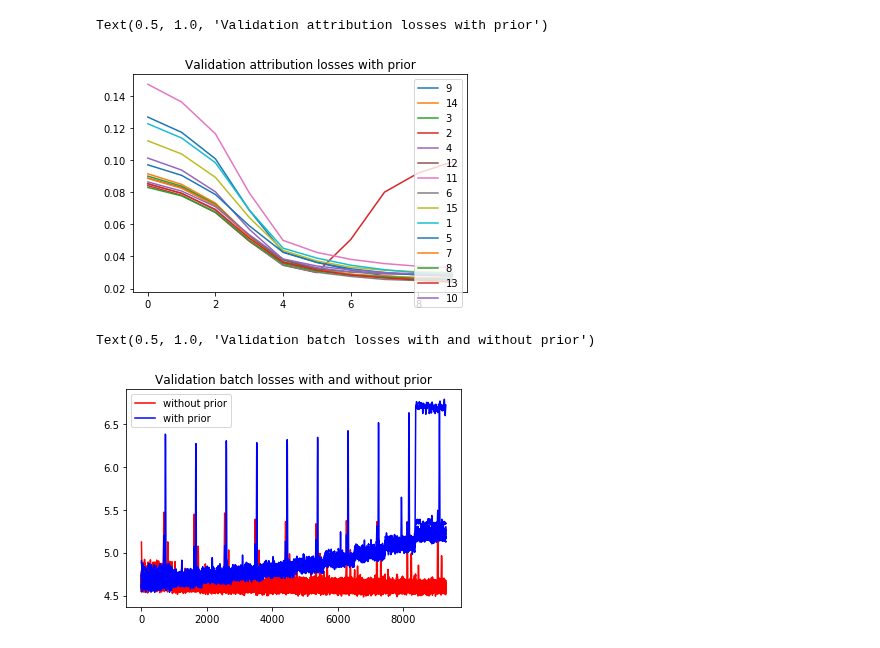
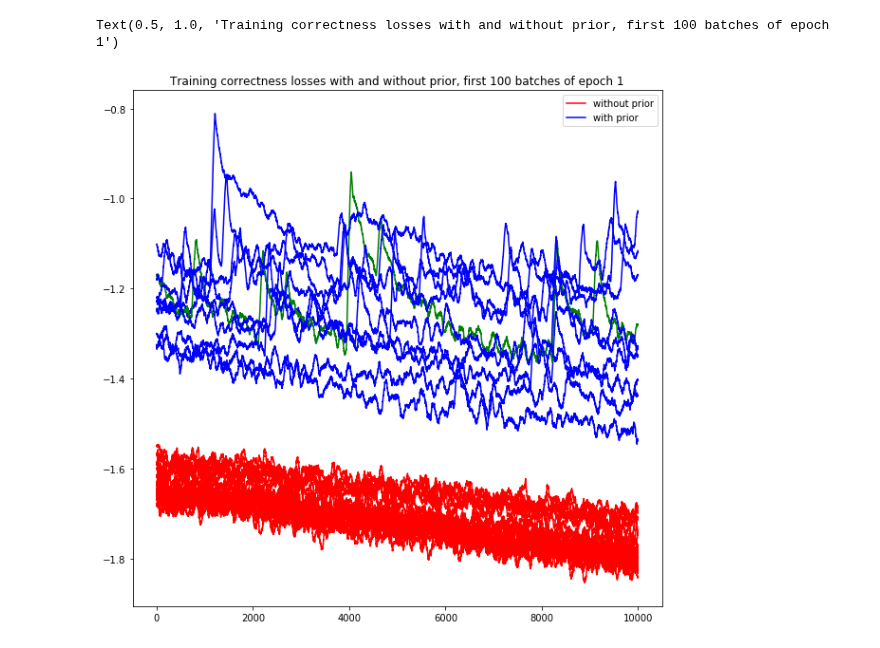
Before and after one commit to amtseng/fourier_attribution_priors, a Jupyter notebook: notebooks/prior_analyze_results.ipynb, the cells around one changed output. Drawn from its saved outputs; the diff is of its cells as text; code cells hidden in the pictures.

```diff
--- a/notebooks/prior_analyze_results.ipynb
+++ b/notebooks/prior_analyze_results.ipynb
@@ -78,6 +78,6 @@ noprior_models_path = "/users/amtseng/att_priors/models/trained_models/profile_m
 noprior_metrics = import_all_metrics_json(noprior_models_path)
 noprior_config = import_all_config_json(noprior_models_path)
 # %%
-prior_models_path = "/users/amtseng/att_priors/models/trained_models/profile_models/SPI1_prior/"
+prior_models_path = "/users/amtseng/att_priors/models/trained_models/binary_models/HepG2_prior/"
 prior_metrics = import_all_metrics_json(prior_models_path)
 prior_config = import_all_config_json(prior_models_path)
@@ -115,9 +83,0 @@ fig.tight_layout()
-# %%
-noprior_models_path = "/users/amtseng/att_priors/models/trained_models/profile_models/SPI1/"
-prior_models_path = "/users/amtseng/att_priors/models/trained_models/profile_models/SPI1_prior/"
-
-noprior_metrics = import_all_metrics_json(noprior_models_path)
-prior_metrics = import_all_metrics_json(prior_models_path)
-
-noprior_config = import_all_config_json(noprior_models_path)
-prior_config = import_all_config_json(prior_models_path)
@@ -193,13 +83,0 @@ fig.tight_layout()
-# %%
-# Plot validation epoch losses with and without prior
-noprior_val_epoch_losses = {key : extract_metrics_values(m, "val_epoch_loss") for key, m in noprior_metrics.items()}
-prior_val_epoch_losses = {key : extract_metrics_values(m, "val_epoch_loss") for key, m in prior_metrics.items()}
-plt.figure()
-for key, epoch_losses in noprior_val_epoch_losses.items():
-    line = smooth_signal(np.log(epoch_losses), 3)
-    noprior_line, = plt.plot(line, color="red")
-for key, epoch_losses in prior_val_epoch_losses.items():
-    line = smooth_signal(np.log(epoch_losses), 3)
-    prior_line, = plt.plot(line, color="blue")
-plt.legend([noprior_line, prior_line], ["without prior", "with prior"])
-plt.title("Validation epoch losses with and without prior")
@@ -241,28 +115,16 @@ Text(0.5, 1.0, 'Validation profile correctness losses with and without prior')
 # %%
-# Plot validation attribution losses with prior
-prior_val_att_losses = {key : extract_metrics_values(m, "val_att_losses") for key, m in prior_metrics.items()}
-plt.figure()
-for key, att_losses in prior_val_att_losses.items():
-    line = smooth_signal(np.nanmean(att_losses, axis=1), 3)
-    prior_line, = plt.plot(line, label=key)
-plt.legend()
-plt.title("Validation attribution losses with prior")
+# Plot training correctness losses with and without prior
+noprior_train_corr_losses = {key : extract_metrics_values(m, "train_corr_losses") for key, m in noprior_metrics.items()}
+prior_train_corr_losses = {key : extract_metrics_values(m, "train_corr_losses") for key, m in prior_metrics.items()}
+plt.figure(figsize=(10, 10))
+for key, corr_losses in noprior_train_corr_losses.items():
+    line = smooth_signal(np.log(corr_losses[1][:10000]), 50)
+    noprior_line, = plt.plot(line, color="red")
+for key, corr_losses in prior_train_corr_losses.items():
+    line = smooth_signal(np.log(corr_losses[1][:10000]), 50)
+    prior_line, = plt.plot(line, color=("green" if key == "3" else "blue"))
+plt.legend([noprior_line, prior_line], ["without prior", "with prior"])
+plt.title("Training correctness losses with and without prior, first 100 batches of epoch 1")
 # %% [output]
-Text(0.5, 1.0, 'Validation attribution losses with prior')
+Text(0.5, 1.0, 'Training correctness losses with and without prior, first 100 batches of epoch 1')
-[figure, old version]
+[figure, new version]
-# %%
-# Plot validation batch losses with and without prior
-noprior_val_batch_losses = {key : extract_metrics_values(m, "val_batch_losses") for key, m in noprior_metrics.items()}
-prior_val_batch_losses = {key : extract_metrics_values(m, "val_batch_losses") for key, m in prior_metrics.items()}
-plt.figure()
-for key, batch_losses in noprior_val_batch_losses.items():
-    line = smooth_signal(np.log(np.concatenate(batch_losses)), 10)
-    noprior_line, = plt.plot(line, color="red")
-for key, batch_losses in prior_val_batch_losses.items():
-    line = smooth_signal(np.log(np.concatenate(batch_losses)), 10)
-    prior_line, = plt.plot(line, color="blue")
-plt.legend([noprior_line, prior_line], ["without prior", "with prior"])
-plt.title("Validation batch losses with and without prior")
-# %% [output]
-Text(0.5, 1.0, 'Validation batch losses with and without prior')
-[figure, removed]
```
Also changed, not shown: parts of 13 cells of this notebook, 16 other files.
